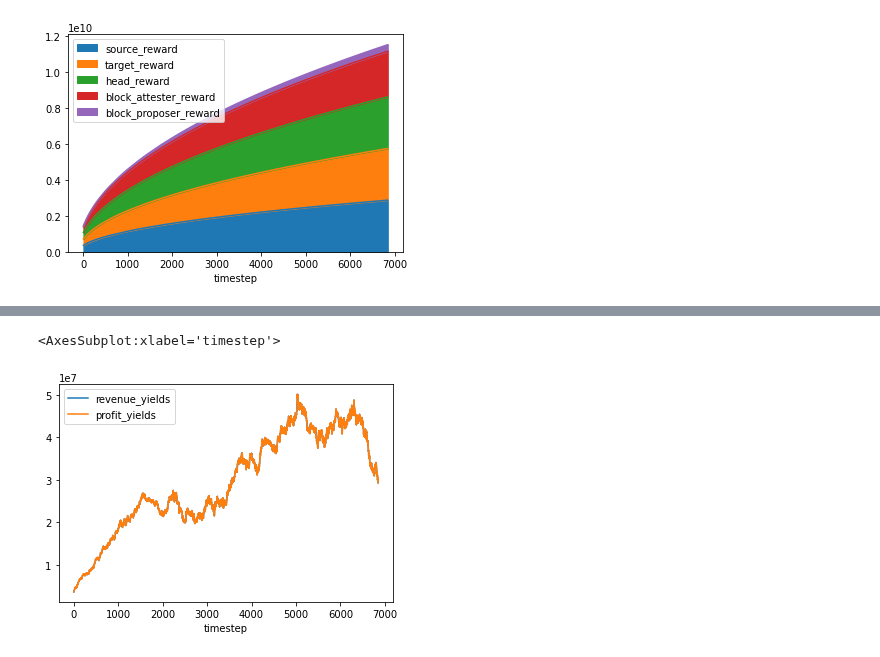
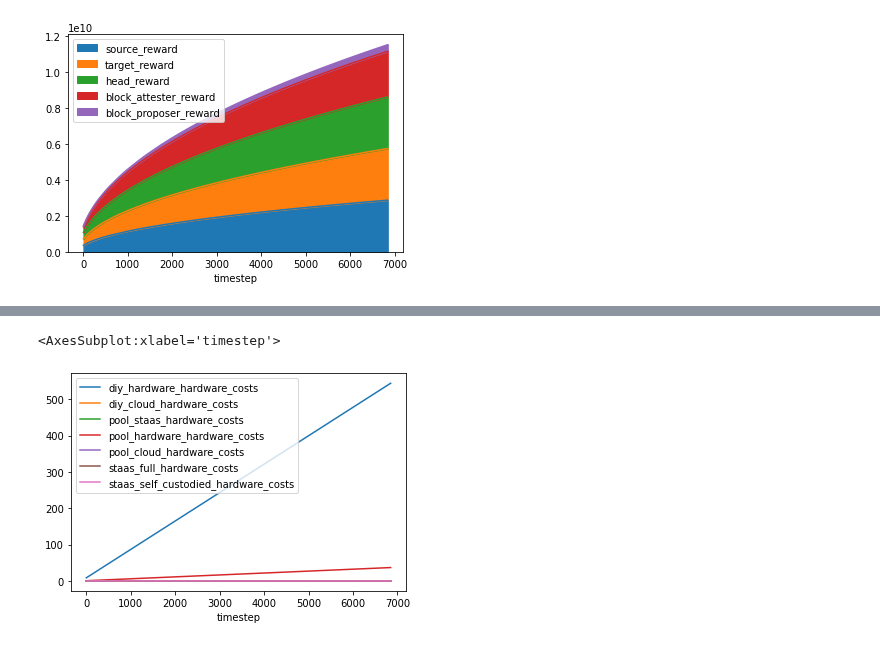
Before and after one commit to CADLabs/ethereum-economic-model, a Jupyter notebook: scratchpad.ipynb, the cells around one changed output, grey strips where cells are left out. Saved outputs shown, nothing was run; the diff lists cells and outputs as text; code cells hidden in the pictures.

Commit message:
Costs implemented

```diff
--- a/scratchpad.ipynb
+++ b/scratchpad.ipynb
@@ -9,6 +18,7 @@ Running experiment
 Experiment complete
 # %%
 df = pd.DataFrame(results)
+df = post_process(df)
 df
 # %% [output]
 |  | eth_price | eth_supply | eth_staked | supply_inflation | average_effective_balance | number_of_validators | ... |
@@ -58,0 +74,4 @@ df.plot(x='timestep', y=['total_revenue', 'total_profit'])
+# %%
+df['total_revenue_yields_%'] = df['total_revenue_yields'] * 100
+df['total_profit_yields_%'] = df['total_profit_yields'] * 100
+df.plot(x='timestep', y=['total_revenue_yields_%', 'total_profit_yields_%'])
@@ -59,5 +81,11 @@ df.plot(x='timestep', y=['total_revenue', 'total_profit'])
+# %%
+from model.types import validator_types
+
+hardware_costs = [type + '_hardware_costs' for type in validator_types]
+cloud_costs = [type + '_cloud_costs' for type in validator_types]
+third_party_costs = [type + '_third_party_costs' for type in validator_types]
 # %%
-df.plot(x='timestep', y=['revenue_yields', 'profit_yields'])
+df.plot(x='timestep', y=[*hardware_costs])
 # %% [output]
 <AxesSubplot:xlabel='timestep'>
-[figure, old version]
+[figure, new version]
```
Also changed, not shown: parts of 9 cells of this notebook, 11 other files.
